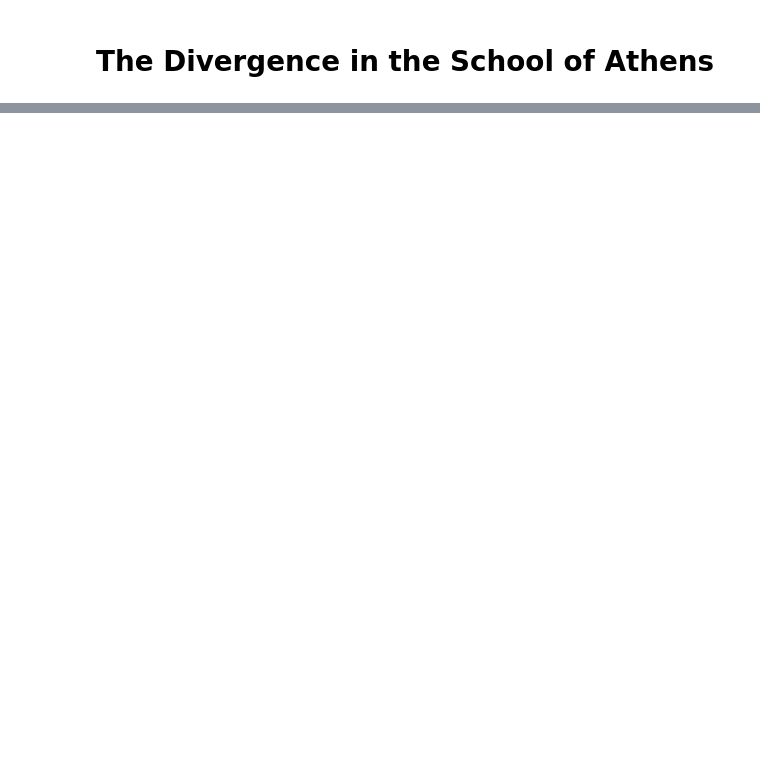
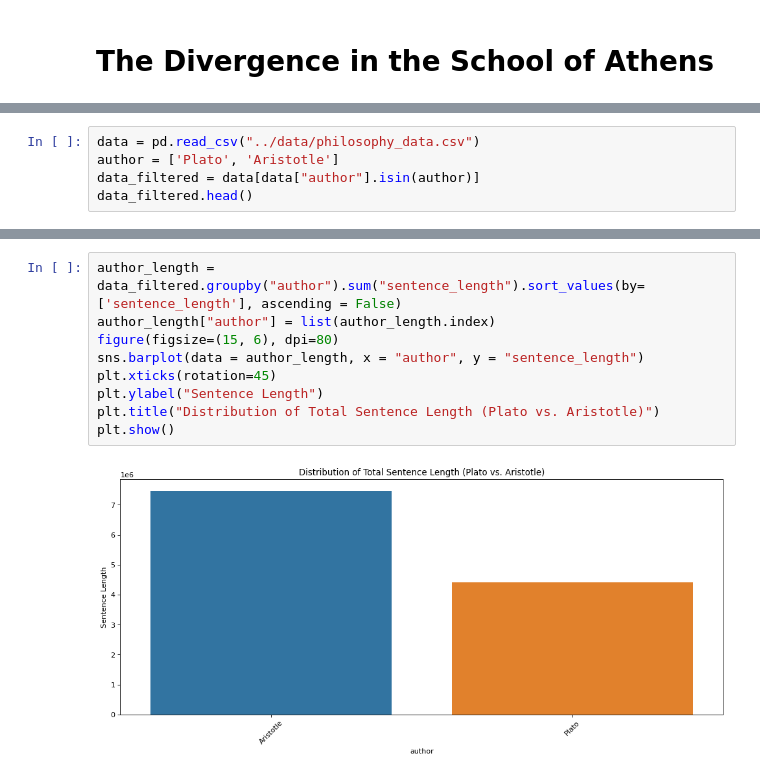
Before and after one commit to TZstatsADS/ads-spring2023-project1-denisesonia, a Jupyter notebook: doc/Denise Rahmadina_5243 Project 1.ipynb, the cells around one changed output, grey strips where cells are left out. Cells and saved outputs as stored; diff of their text form; blank space fills up the shorter version.

```diff
--- a/doc/Denise Rahmadina_5243 Project 1.ipynb
+++ b/doc/Denise Rahmadina_5243 Project 1.ipynb
@@ -10,0 +39,5 @@
+# %%
+data = pd.read_csv("../data/philosophy_data.csv")
+author = ['Plato', 'Aristotle']
+data_filtered = data[data["author"].isin(author)]
+data_filtered.head()
@@ -10,0 +51,11 @@
+# %%
+author_length = data_filtered.groupby("author").sum("sentence_length").sort_values(by=['sentence_length'], ascending = False)
+author_length["author"] = list(author_length.index)
+figure(figsize=(15, 6), dpi=80)
+sns.barplot(data = author_length, x = "author", y = "sentence_length")
+plt.xticks(rotation=45)
+plt.ylabel("Sentence Length")
+plt.title("Distribution of Total Sentence Length (Plato vs. Aristotle)")
+plt.show()
+# %% [output]
+[figure, added]
```
Also changed, not shown: parts of 21 cells of this notebook, 1 other file.
